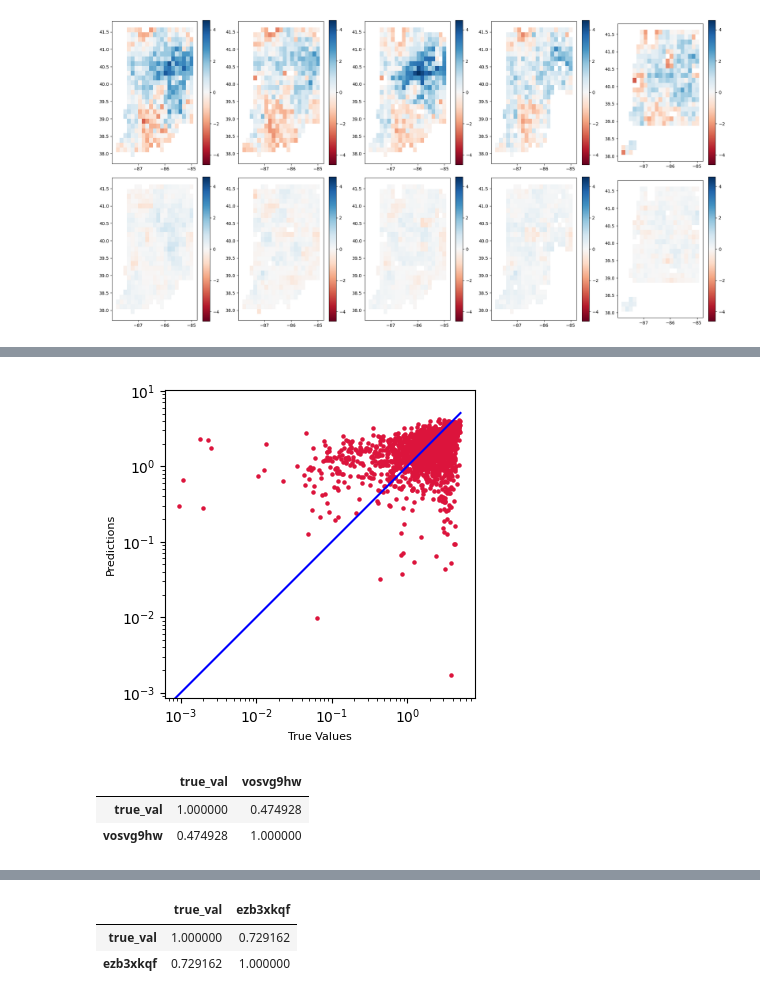
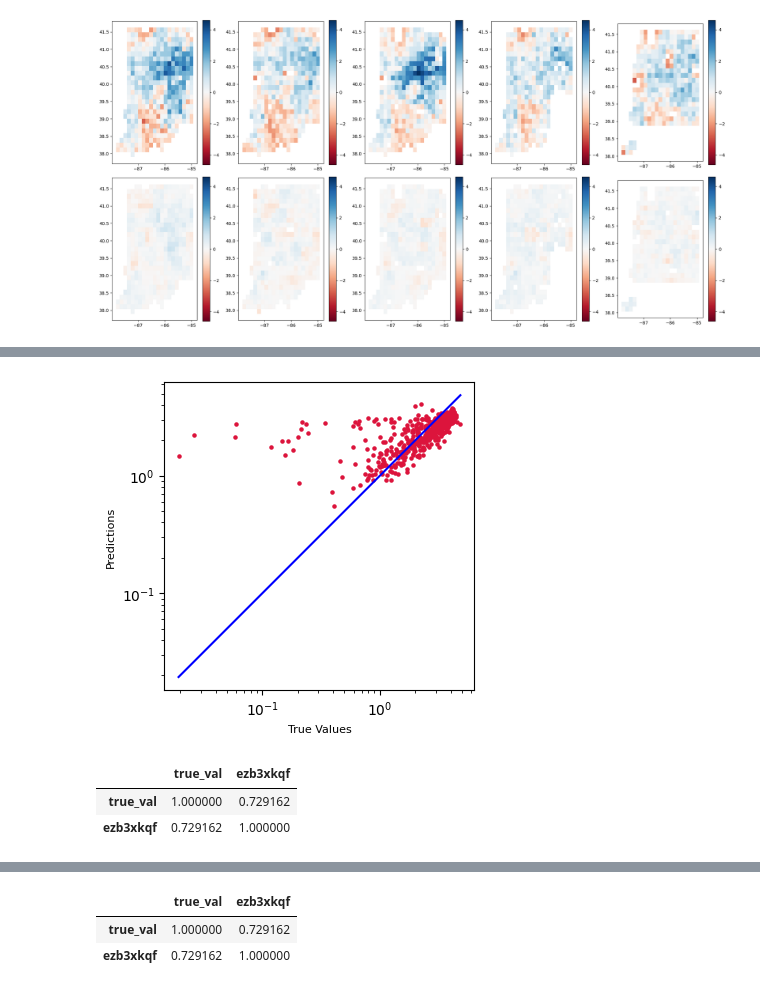
Before and after one commit to Arun-1997/Msc_Thesis, a Jupyter notebook: CNN_evaluate_analysis.ipynb, the cells around one changed output, grey strips where cells are left out. Saved outputs shown, nothing was run; the diff lists cells and outputs as text; code cells hidden in the pictures.

```diff
--- a/CNN_evaluate_analysis.ipynb
+++ b/CNN_evaluate_analysis.ipynb
@@ -111,28 +112,29 @@ plt.show()
 # %%
 # pd.plotting.scatter_matrix(ev_gdf_1)
 # %%
-model_id_1 = "vosvg9hw"
+model_id_1 = "ezb3xkqf"
+# model_id_1 = "vosvg9hw"
 ev_gdf_1 = gpd.read_file("Output/Evaluation/"+model_id_1+".shp")
 true_value1 = ev_gdf_1["true_val"]
 predicted_value1 = ev_gdf_1[model_id_1]
 plt.figure(figsize=(4,4))
 plt.scatter(true_value1, predicted_value1, c='crimson',s=5)
 plt.yscale('log')
 plt.xscale('log')
 
 p1 = max(max(predicted_value1), max(true_value1))
 p2 = min(min(predicted_value1), min(true_value1))
 plt.plot([p1, p2], [p1, p2], 'b-')
 plt.xlabel('True Values', fontsize=8)
 plt.ylabel('Predictions', fontsize=8)
 plt.axis('equal')
 plt.show()
 # %% [output]
-[figure, old version]
+[figure, new version]
 # %%
 ev_gdf_1.corr()
 # %% [output]
-|  | true_val | vosvg9hw |
-| true_val | 1.000000 | 0.474928 |
-| vosvg9hw | 0.474928 | 1.000000 |
+|  | true_val | ezb3xkqf |
+| true_val | 1.000000 | 0.729162 |
+| ezb3xkqf | 0.729162 | 1.000000 |
 # %%
```
Also changed, not shown: parts of 18 cells of this notebook, 4 other files.
